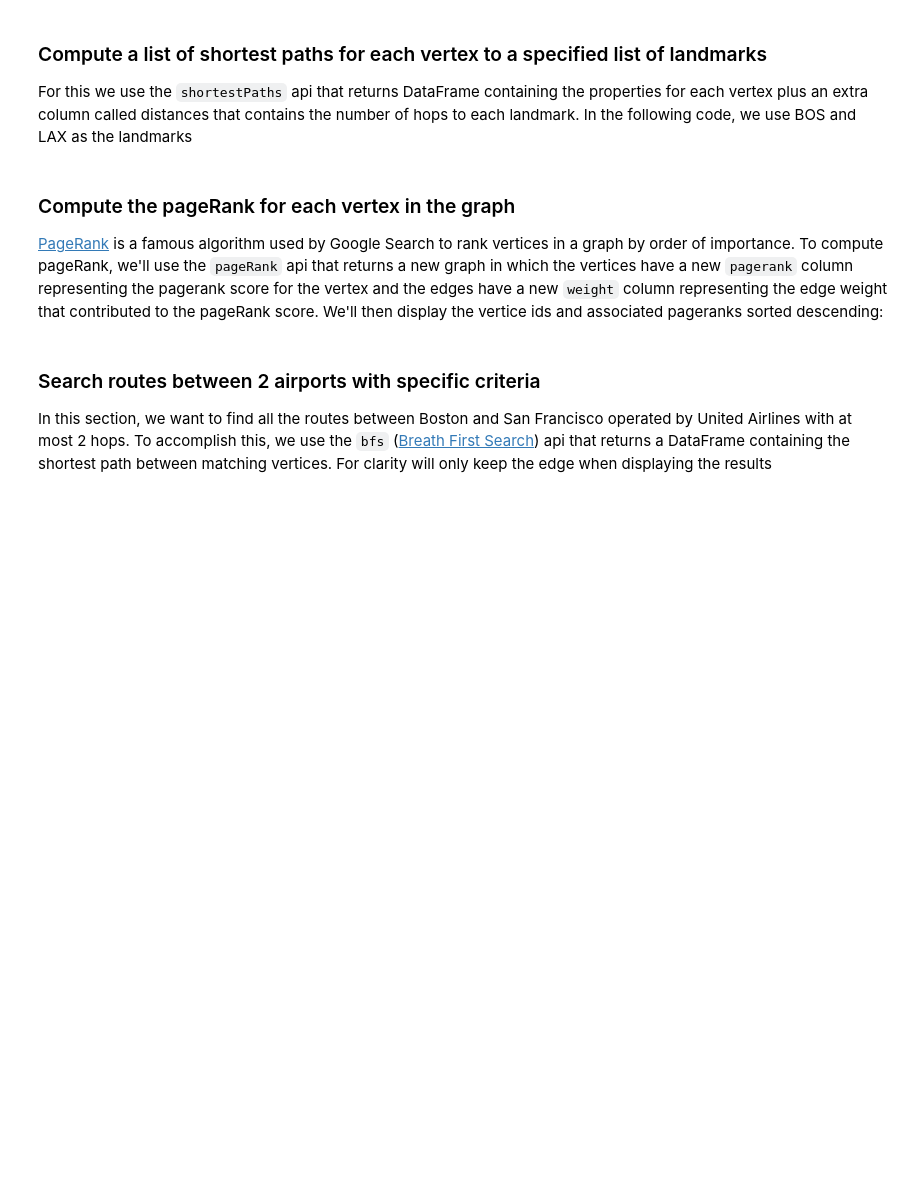
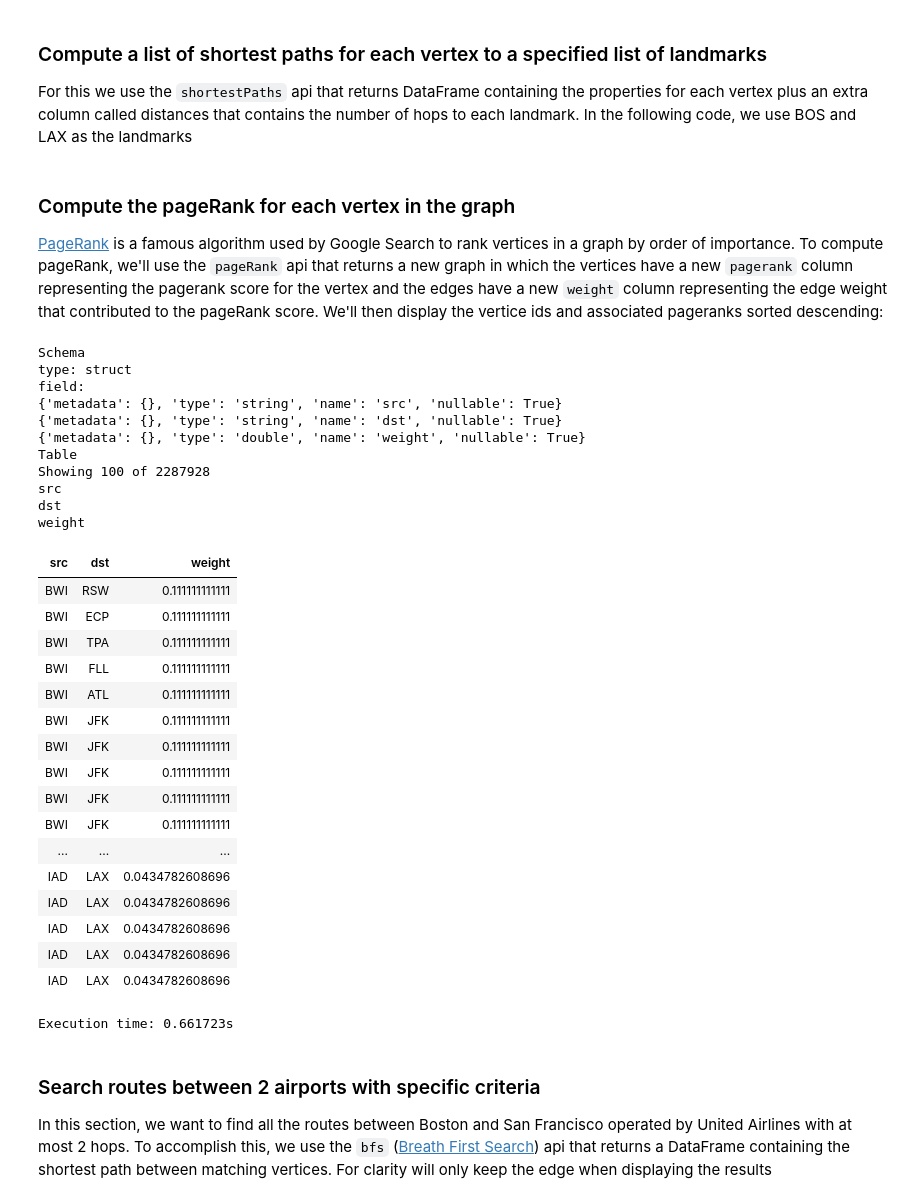
Before and after one commit to pixiedust/pixiedust, a Jupyter notebook: notebook/GraphFrame with Pixiedust.ipynb, the cells around one changed output. Saved outputs shown, nothing was run; the diff lists cells and outputs as text; code cells hidden in the pictures; blank space fills up the shorter version.

```diff
--- a/notebook/GraphFrame with Pixiedust.ipynb
+++ b/notebook/GraphFrame with Pixiedust.ipynb
@@ -127,8 +171,44 @@ display(r)
 [PageRank](https://en.wikipedia.org/wiki/PageRank) is a famous algorithm used by Google Search to rank vertices in a graph by order of importance. To compute pageRank, we'll use the `pageRank` api that returns a new graph in which the vertices have a new `pagerank` column representing the pagerank score for the vertex and the edges have a new `weight` column representing the edge weight that contributed to the pageRank score. We'll then display the vertice ids and associated pageranks sorted descending:
 # %%
 from pyspark.sql.functions import *
+
 ranks = g.pageRank(resetProbability=0.20, maxIter=5)
-display(ranks.vertices.select("id","pagerank").orderBy(desc("pagerank")))
+
+rankedVertices = ranks.vertices.select("id","pagerank").orderBy(desc("pagerank"))
+rankedEdges = ranks.edges.select("src", "dst", "weight").orderBy(desc("weight") )
+
+ranks = GraphFrame(rankedVertices, rankedEdges)
+display(ranks)
+# %% [output]
+Schema
+type: struct
+field:
+{'metadata': {}, 'type': 'string', 'name': 'src', 'nullable': True}
+{'metadata': {}, 'type': 'string', 'name': 'dst', 'nullable': True}
+{'metadata': {}, 'type': 'double', 'name': 'weight', 'nullable': True}
+Table
+Showing 100 of 2287928
+src
+dst
+weight
+| src | dst | weight |
+| BWI | RSW | 0.111111111111 |
+| BWI | ECP | 0.111111111111 |
+| BWI | TPA | 0.111111111111 |
+| BWI | FLL | 0.111111111111 |
+| BWI | ATL | 0.111111111111 |
+| BWI | JFK | 0.111111111111 |
+| BWI | JFK | 0.111111111111 |
+| BWI | JFK | 0.111111111111 |
+| BWI | JFK | 0.111111111111 |
+| BWI | JFK | 0.111111111111 |
+| ... | ... | ... |
+| IAD | LAX | 0.0434782608696 |
+| IAD | LAX | 0.0434782608696 |
+| IAD | LAX | 0.0434782608696 |
+| IAD | LAX | 0.0434782608696 |
+| IAD | LAX | 0.0434782608696 |
+Execution time: 0.661723s
 # %% [markdown]
 ### Search routes between 2 airports with specific criteria
 In this section, we want to find all the routes between Boston and San Francisco operated by United Airlines with at most 2 hops. To accomplish this, we use the `bfs` ([Breath First Search](https://en.wikipedia.org/wiki/Breadth-first_search)) api that returns a DataFrame containing the shortest path between matching vertices. For clarity will only keep the edge when displaying the results
```
Also changed, not shown: parts of 23 cells of this notebook.
